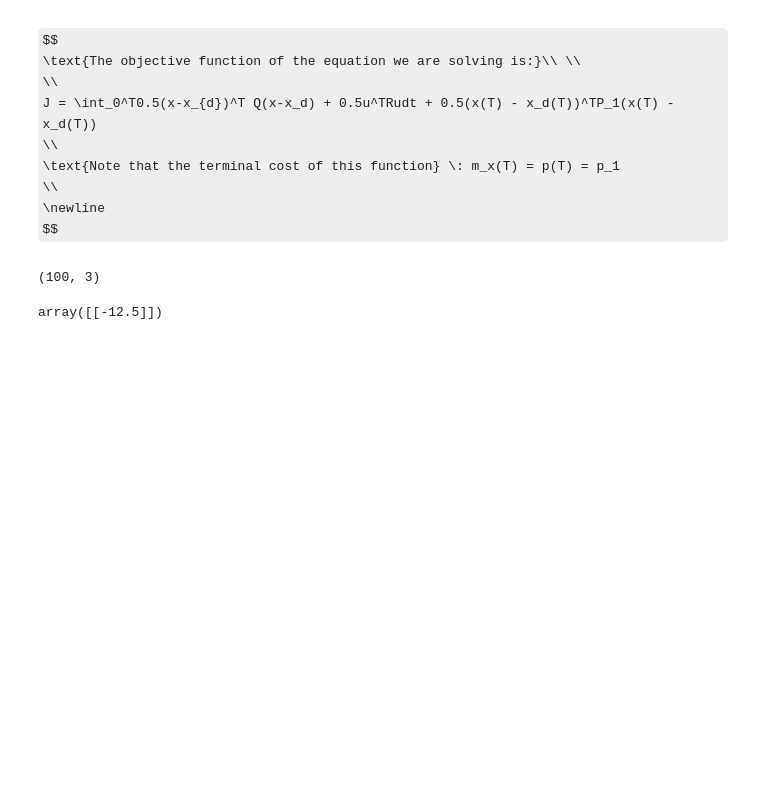
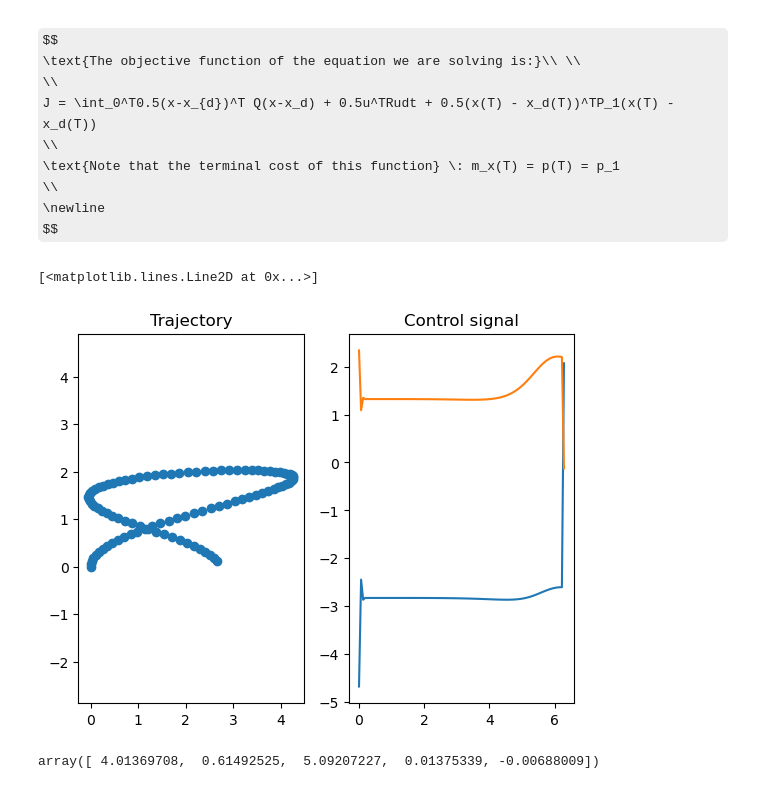
Before and after one commit to CristianVillazhannay/ME455, a Jupyter notebook: HW2Q1.ipynb, the cells around one changed output. Cells and saved outputs as stored; diff of their text form; code cells hidden in the pictures; some formulas as TeX source; blank space fills up the shorter version.

```diff
--- a/HW2Q1.ipynb
+++ b/HW2Q1.ipynb
@@ -298,14 +318,22 @@ J = \int_0^T0.5(x-x_{d})^T Q(x-x_d) + 0.5u^TRudt + 0.5(x(T) - x_d(T))^TP_1(x(T)
 \\
 \newline
 $$
-# %%
-traj_update = np.zeros(5*time.size)
-traj_update[0:5] = np.concatenate((np.array([0,0,math.pi/2]), controls[0,:]))
-traj_update = traj_update.reshape(100,5)
-traj_update[:,0:3].shape
-# %% [output]
-(100, 3)
-# %%
-x[jj,:,None].T @ Q @ z[:,jj,None]+ controls[jj,:,None].T  @ R @ v[:,jj,None]
-# %% [output]
-array([[-12.5]])
+# %%
+##Plots-------------------------------------------------------------------------------------------------
+fig, axs = plt.subplots(1,2)
+#Plotting the reference trajectory
+axs[0].scatter(traj_update[:,0], traj_ref[:,1])
+axs[0].axis("equal")
+axs[0].set_title("Trajectory")
+
+#Plotting the control signal
+axs[1].plot(time, traj_update[:,3])
+axs[1].set_title("Control signal")
+axs[1].plot(time, traj_update[:,4], "tab:orange")
+# %% [output]
+[<matplotlib.lines.Line2D at 0x...>]
+[figure, added]
+# %%
+time_stamp.get(time[-1])
+# %% [output]
+array([ 4.01369708,  0.61492525,  5.09207227,  0.01375339, -0.00688009])
```
Also changed, not shown: parts of 1 cell of this notebook.
